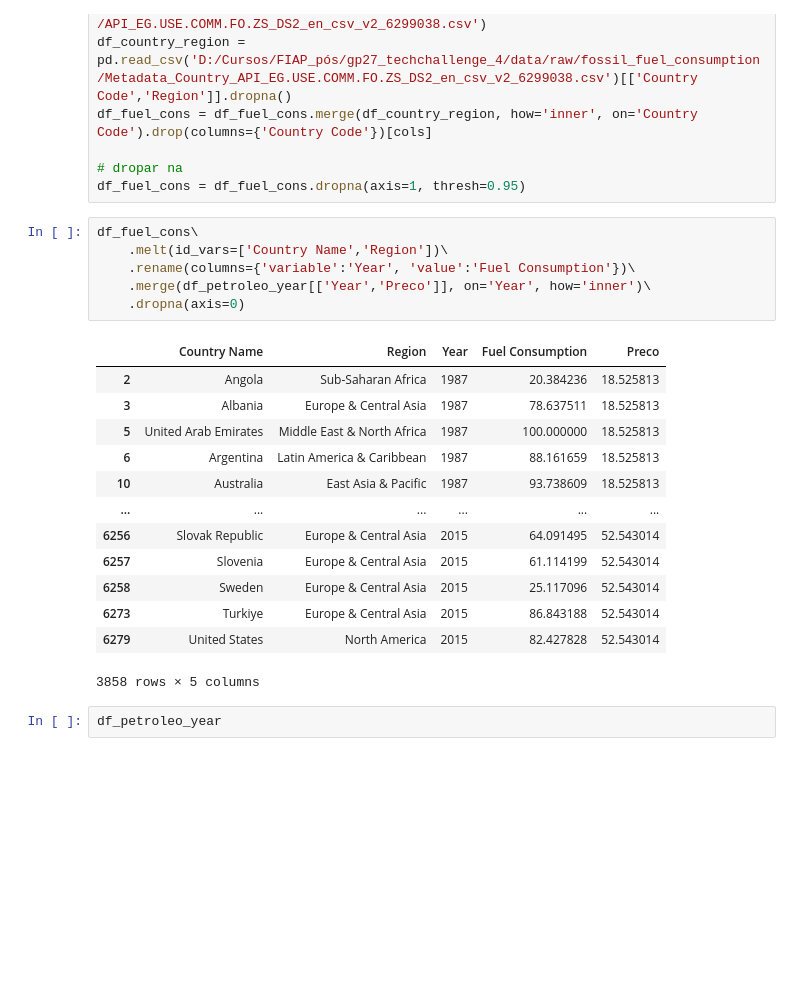
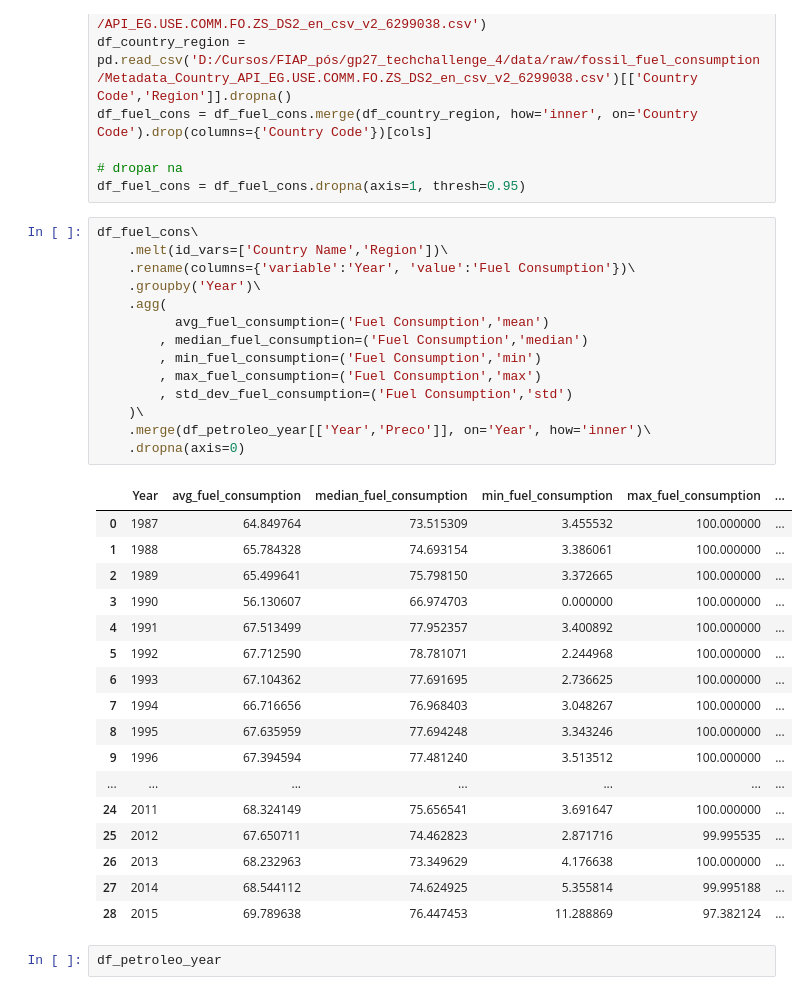
Before and after one commit to pehls/gp27_techchallenge_4, a Jupyter notebook: notebooks/002_gtrp_variaveis.ipynb, the cells around one changed output. Saved outputs shown, nothing was run; the diff lists cells and outputs as text; blank space fills up the shorter version.

```diff
--- a/notebooks/002_gtrp_variaveis.ipynb
+++ b/notebooks/002_gtrp_variaveis.ipynb
@@ -346,23 +346,35 @@ df_fuel_cons = df_fuel_cons.dropna(axis=1, thresh=0.95)
 # %%
 df_fuel_cons\
     .melt(id_vars=['Country Name','Region'])\
     .rename(columns={'variable':'Year', 'value':'Fuel Consumption'})\
+    .groupby('Year')\
+    .agg(
+          avg_fuel_consumption=('Fuel Consumption','mean')
+        , median_fuel_consumption=('Fuel Consumption','median')
+        , min_fuel_consumption=('Fuel Consumption','min')
+        , max_fuel_consumption=('Fuel Consumption','max')
+        , std_dev_fuel_consumption=('Fuel Consumption','std')
+    )\
     .merge(df_petroleo_year[['Year','Preco']], on='Year', how='inner')\
     .dropna(axis=0)
 # %% [output]
-|  | Country Name | Region | Year | Fuel Consumption | Preco |
-| 2 | Angola | Sub-Saharan Africa | 1987 | 20.384236 | 18.525813 |
-| 3 | Albania | Europe & Central Asia | 1987 | 78.637511 | 18.525813 |
-| 5 | United Arab Emirates | Middle East & North Africa | 1987 | 100.000000 | 18.525813 |
-| 6 | Argentina | Latin America & Caribbean | 1987 | 88.161659 | 18.525813 |
-| 10 | Australia | East Asia & Pacific | 1987 | 93.738609 | 18.525813 |
-| ... | ... | ... | ... | ... | ... |
-| 6256 | Slovak Republic | Europe & Central Asia | 2015 | 64.091495 | 52.543014 |
-| 6257 | Slovenia | Europe & Central Asia | 2015 | 61.114199 | 52.543014 |
-| 6258 | Sweden | Europe & Central Asia | 2015 | 25.117096 | 52.543014 |
-| 6273 | Turkiye | Europe & Central Asia | 2015 | 86.843188 | 52.543014 |
-| 6279 | United States | North America | 2015 | 82.427828 | 52.543014 |
+|  | Year | avg_fuel_consumption | median_fuel_consumption | min_fuel_consumption | max_fuel_consumption | ... |
+| 0 | 1987 | 64.849764 | 73.515309 | 3.455532 | 100.000000 | ... |
+| 1 | 1988 | 65.784328 | 74.693154 | 3.386061 | 100.000000 | ... |
+| 2 | 1989 | 65.499641 | 75.798150 | 3.372665 | 100.000000 | ... |
+| 3 | 1990 | 56.130607 | 66.974703 | 0.000000 | 100.000000 | ... |
+| 4 | 1991 | 67.513499 | 77.952357 | 3.400892 | 100.000000 | ... |
+| 5 | 1992 | 67.712590 | 78.781071 | 2.244968 | 100.000000 | ... |
+| 6 | 1993 | 67.104362 | 77.691695 | 2.736625 | 100.000000 | ... |
+| 7 | 1994 | 66.716656 | 76.968403 | 3.048267 | 100.000000 | ... |
+| 8 | 1995 | 67.635959 | 77.694248 | 3.343246 | 100.000000 | ... |
+| 9 | 1996 | 67.394594 | 77.481240 | 3.513512 | 100.000000 | ... |
+| ... | ... | ... | ... | ... | ... | ... |
+| 24 | 2011 | 68.324149 | 75.656541 | 3.691647 | 100.000000 | ... |
+| 25 | 2012 | 67.650711 | 74.462823 | 2.871716 | 99.995535 | ... |
+| 26 | 2013 | 68.232963 | 73.349629 | 4.176638 | 100.000000 | ... |
+| 27 | 2014 | 68.544112 | 74.624925 | 5.355814 | 99.995188 | ... |
+| 28 | 2015 | 69.789638 | 76.447453 | 11.288869 | 97.382124 | ... |
-3858 rows × 5 columns
 # %%
 df_petroleo_year
 # %% [output]
```
Also changed, not shown: 1 other file.
